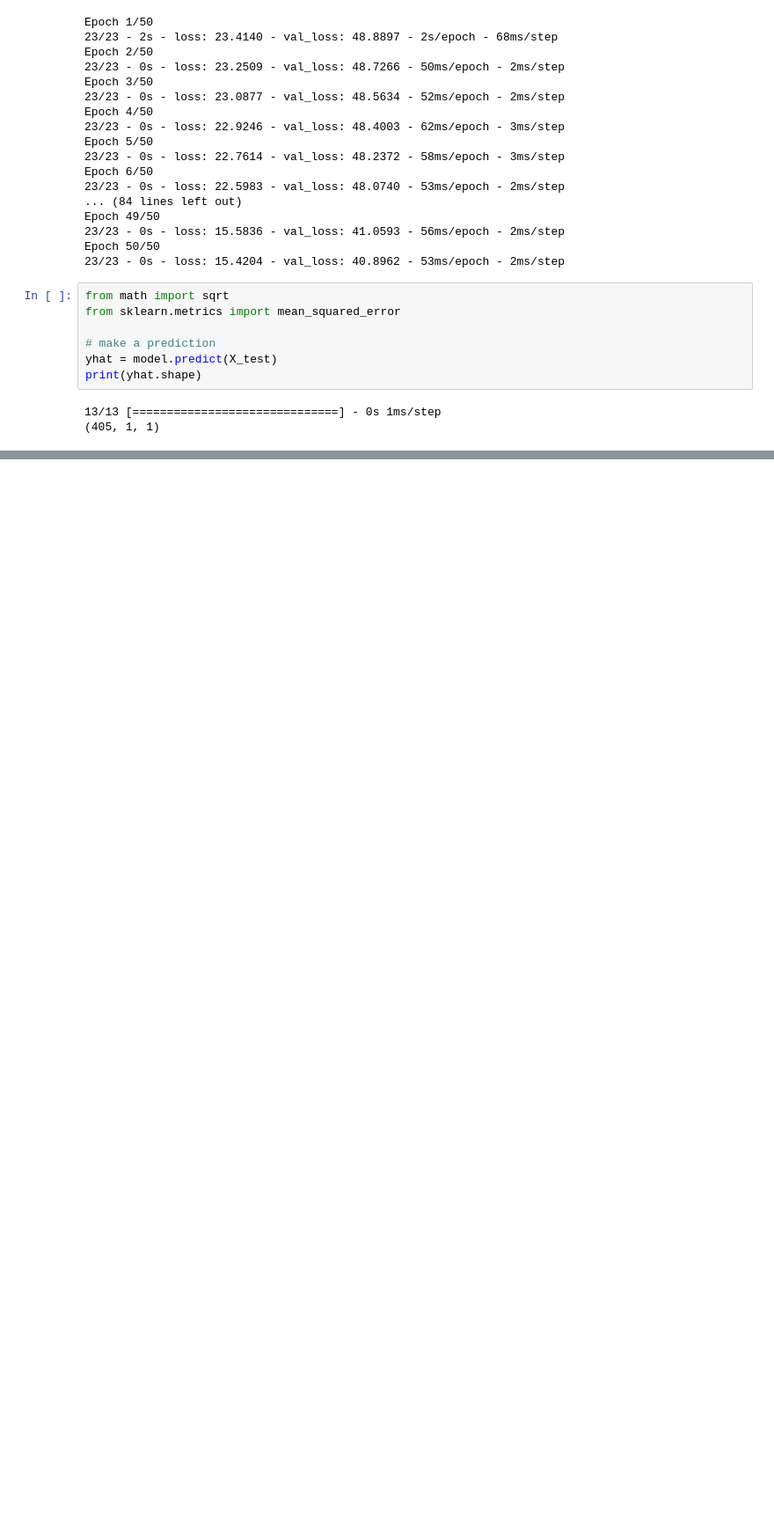
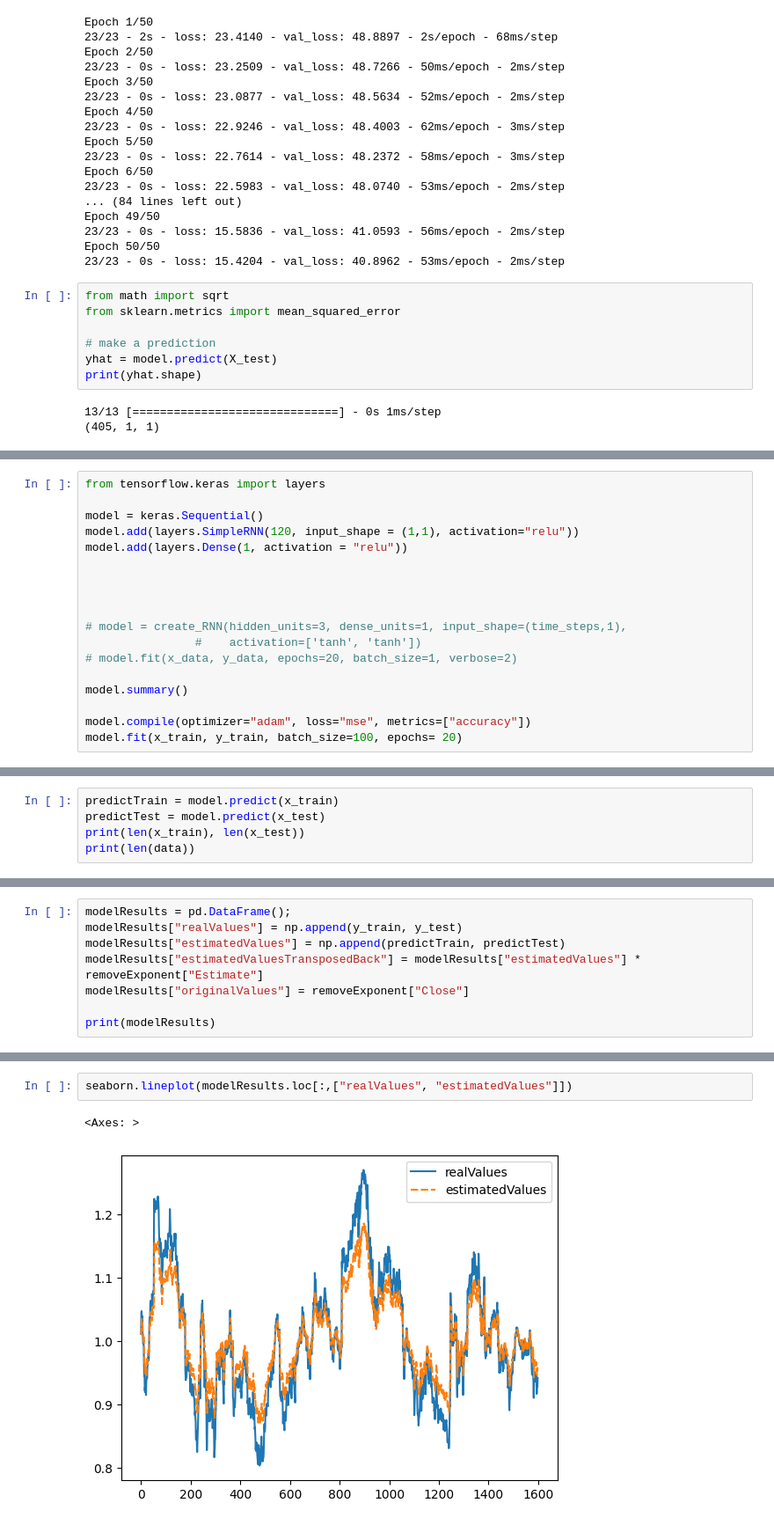
Before and after one commit to hylke35/NeuralNetworks_Assignment, a Jupyter notebook: nn.ipynb, the cells around one changed output, grey strips where cells are left out. Shown at 88% size. Saved outputs shown, nothing was run; the diff lists cells and outputs as text; blank space fills up the shorter version.

Commit message:
added model

```diff
--- a/nn.ipynb
+++ b/nn.ipynb
@@ -241,0 +255,18 @@ removeExponent
+# %%
+from tensorflow.keras import layers
+
+model = keras.Sequential()
+model.add(layers.SimpleRNN(120, input_shape = (1,1), activation="relu"))
+model.add(layers.Dense(1, activation = "relu"))
+
+
+
+
+# model = create_RNN(hidden_units=3, dense_units=1, input_shape=(time_steps,1),
+                #    activation=['tanh', 'tanh'])
+# model.fit(x_data, y_data, epochs=20, batch_size=1, verbose=2)
+
+model.summary()
+
+model.compile(optimizer="adam", loss="mse", metrics=["accuracy"])
+model.fit(x_train, y_train, batch_size=100, epochs= 20)
@@ -241,0 +292,5 @@ removeExponent
+# %%
+predictTrain = model.predict(x_train)
+predictTest = model.predict(x_test)
+print(len(x_train), len(x_test))
+print(len(data))
@@ -241,0 +302,8 @@ removeExponent
+# %%
+modelResults = pd.DataFrame();
+modelResults["realValues"] = np.append(y_train, y_test)
+modelResults["estimatedValues"] = np.append(predictTrain, predictTest)
+modelResults["estimatedValuesTransposedBack"] = modelResults["estimatedValues"] * removeExponent["Estimate"]
+modelResults["originalValues"] = removeExponent["Close"]
+
+print(modelResults)
@@ -241,0 +328,5 @@ removeExponent
+# %%
+seaborn.lineplot(modelResults.loc[:,["realValues", "estimatedValues"]])
+# %% [output]
+<Axes: >
+[figure, added]
```
Also changed, not shown: parts of 14 cells of this notebook.
